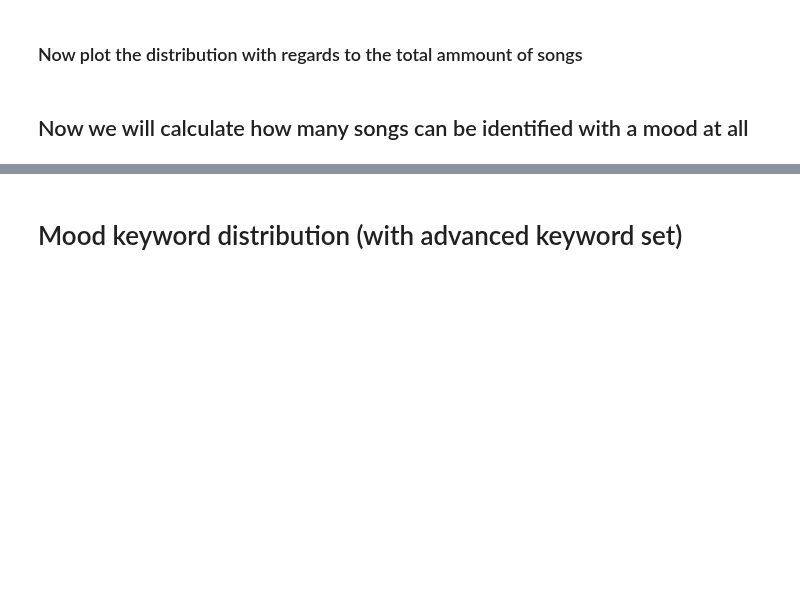
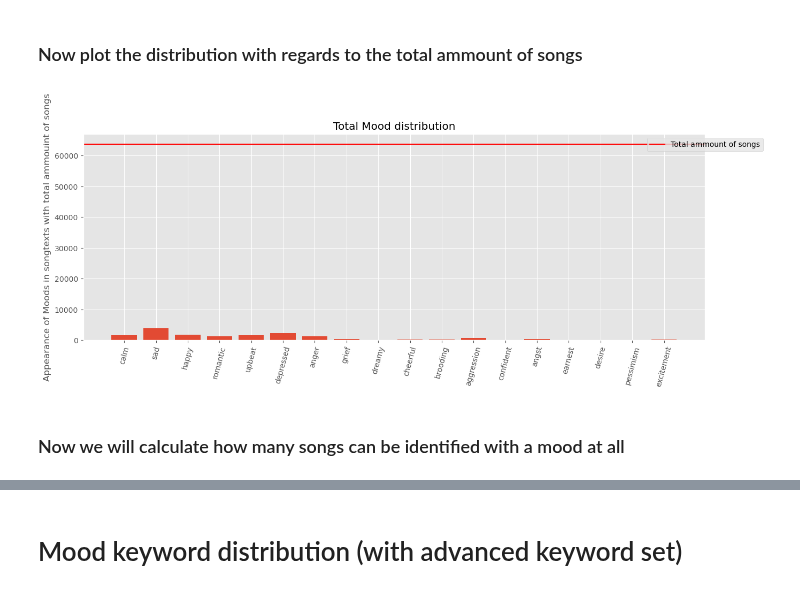
Before and after one commit to Simon-0711/ta_lyrics_sentiment_classification, a Jupyter notebook: data_exploration/lastfm_labels/lastfm_labels.ipynb, the cells around one changed output, grey strips where cells are left out. Drawn from its saved outputs; the diff is of its cells as text; code cells hidden in the pictures; blank space fills up the shorter version.

```diff
--- a/data_exploration/lastfm_labels/lastfm_labels.ipynb
+++ b/data_exploration/lastfm_labels/lastfm_labels.ipynb
@@ -194,19 +266,21 @@ plt.show()
 # %%
 # The figure shows in how many songs the keywords of a mood category appear
 # (If for instance 2 keywords appear in 1 text, this counts as 1)",
 
-labels = keyword_distibution.keys()
-data = keyword_distibution.values()
+labels = song_distribution.keys()
+data = song_distribution.values()
 fig, ax = plt.subplots()
 plt.xticks(rotation = 75)
 ax.bar(labels, data)
 ax.set_ylabel('Appearance of Moods in songtexts with total ammouint of songs')
 plt.title('Total Mood distribution')
 plt.axhline(y = len(artists_songs_dataframe["Tags"]), color = 'r', linestyle = '-', label = "Total ammount of songs")
 plt.legend(bbox_to_anchor = (1.0, 1), loc = 'upper center')
 plt.show()
+# %% [output]
+[figure, added]
 # %% [markdown]
-## Now we will calculate how many songs can be identified with a mood at all
+### Now we will calculate how many songs can be identified with a mood at all
 # %%
 songs_without_moods = 0
 
```
Also changed, not shown: parts of 22 cells of this notebook.
